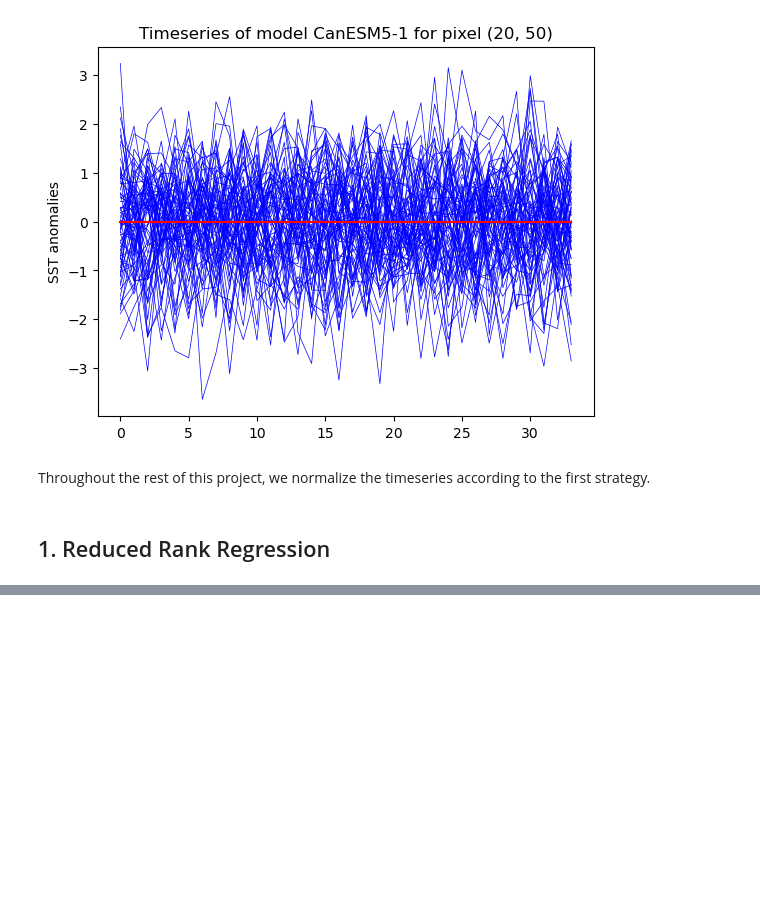
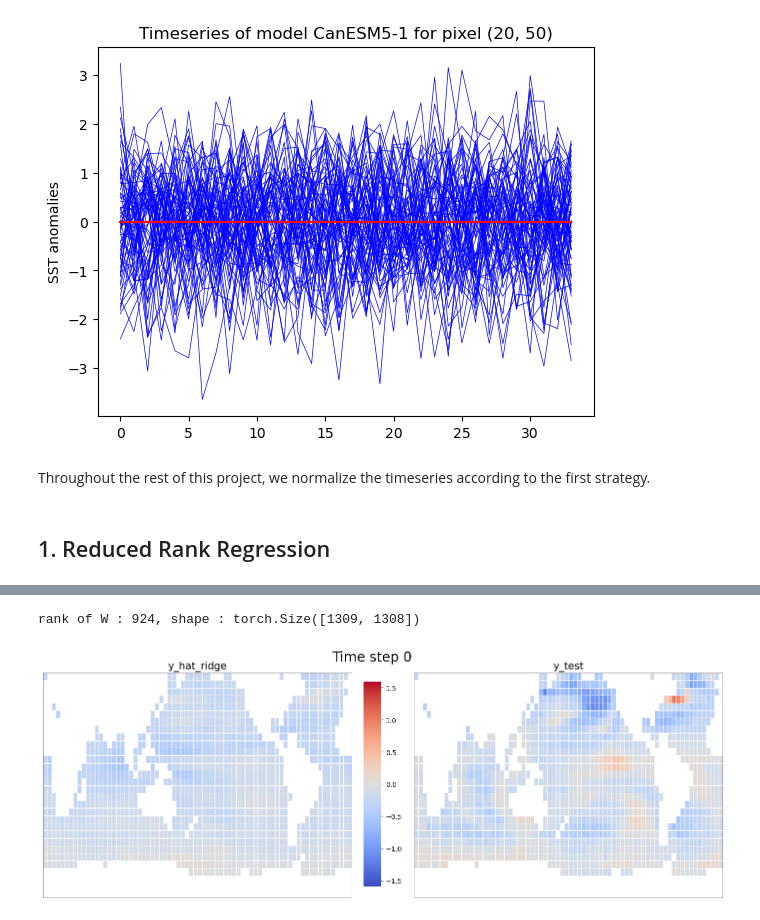
Before and after one commit to Victor2175/gm4cs-m, a Jupyter notebook: tutorial.ipynb, the cells around one changed output, grey strips where cells are left out. Cells and saved outputs as stored; diff of their text form; code cells hidden in the pictures; blank space fills up the shorter version.

```diff
--- a/tutorial.ipynb
+++ b/tutorial.ipynb
@@ -123,0 +157,14 @@ Throughout the rest of this project, we normalize the timeseries according to th
+# %%
+ridge_model = Ridge(lambda_=100) # Initialize ridge regression model
+ridge_model.fit(X_train, y_train)
+
+W_ridge = ridge_model.W
+print(f"rank of W : {torch.linalg.matrix_rank(W_ridge)}, shape : {W_ridge.shape}")
+
+y_hat_ridge = ridge_model.predict(X_test)
+
+animation = get_duo_animated_timeserie(y_hat_ridge[:34], y_test[:34], union_nan_mask, left_title='y_hat_ridge', right_title='y_test', flattened=False)
+animation.save('animations/ridge.gif', writer='pillow', fps=1)
+# %% [output]
+rank of W : 924, shape : torch.Size([1309, 1308])
+[figure, added]
```
Also changed, not shown: parts of 37 cells of this notebook.
